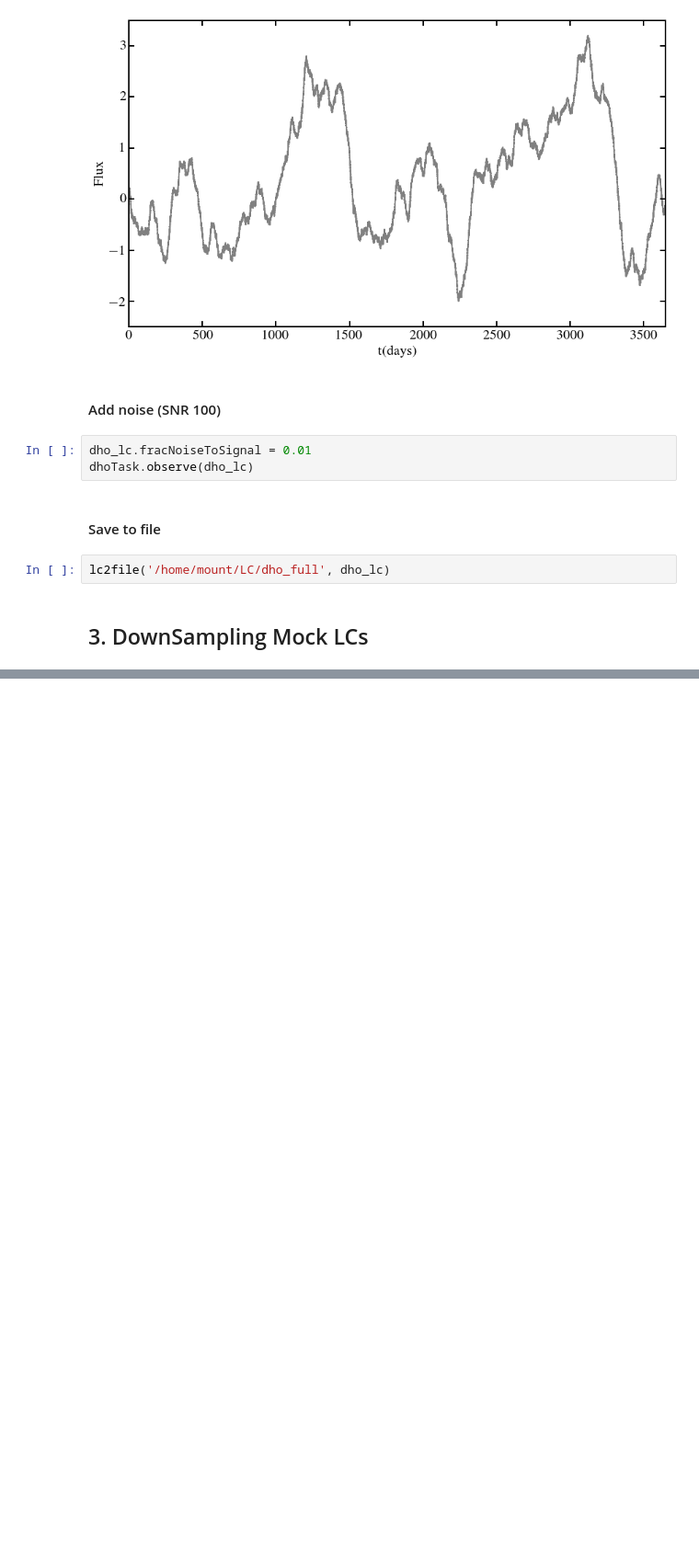
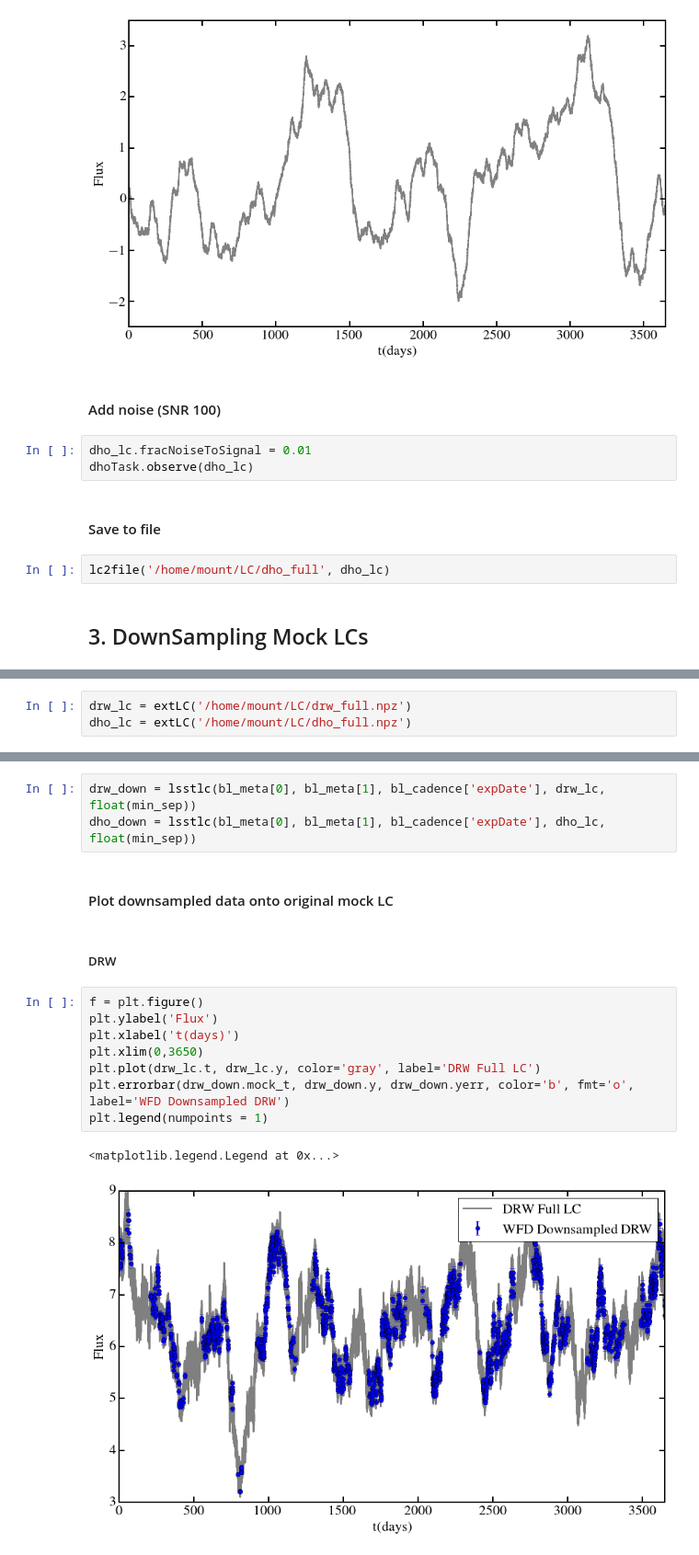
Before and after one commit to ywx649999311/lsst_cadence, a Jupyter notebook: lc.ipynb, the cells around one changed output, grey strips where cells are left out. Shown: that part at 92% size. Cells and saved outputs as stored; diff of their text form; blank space fills up the shorter version.

```diff
--- a/lc.ipynb
+++ b/lc.ipynb
@@ -192,0 +217,3 @@ lc2file('/home/mount/LC/dho_full', dho_lc)
+# %%
+drw_lc = extLC('/home/mount/LC/drw_full.npz')
+dho_lc = extLC('/home/mount/LC/dho_full.npz')
@@ -192,0 +238,18 @@ lc2file('/home/mount/LC/dho_full', dho_lc)
+# %%
+drw_down = lsstlc(bl_meta[0], bl_meta[1], bl_cadence['expDate'], drw_lc, float(min_sep))
+dho_down = lsstlc(bl_meta[0], bl_meta[1], bl_cadence['expDate'], dho_lc, float(min_sep))
+# %% [markdown]
+#### Plot downsampled data onto original mock LC
+# %% [markdown]
+##### DRW
+# %%
+f = plt.figure()
+plt.ylabel('Flux')
+plt.xlabel('t(days)')
+plt.xlim(0,3650)
+plt.plot(drw_lc.t, drw_lc.y, color='gray', label='DRW Full LC')
+plt.errorbar(drw_down.mock_t, drw_down.y, drw_down.yerr, color='b', fmt='o', label='WFD Downsampled DRW')
+plt.legend(numpoints = 1)
+# %% [output]
+<matplotlib.legend.Legend at 0x...>
+[figure, added]
```
Also changed, not shown: parts of 10 cells of this notebook.
